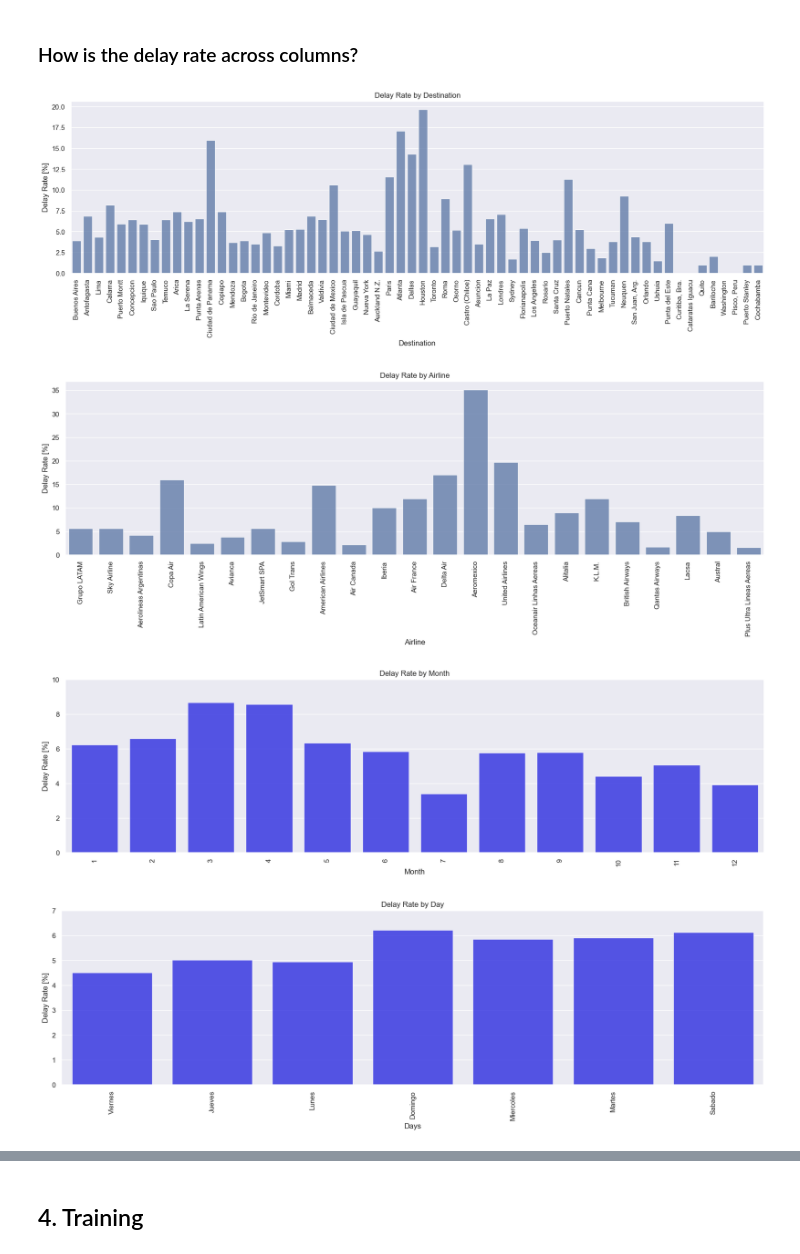
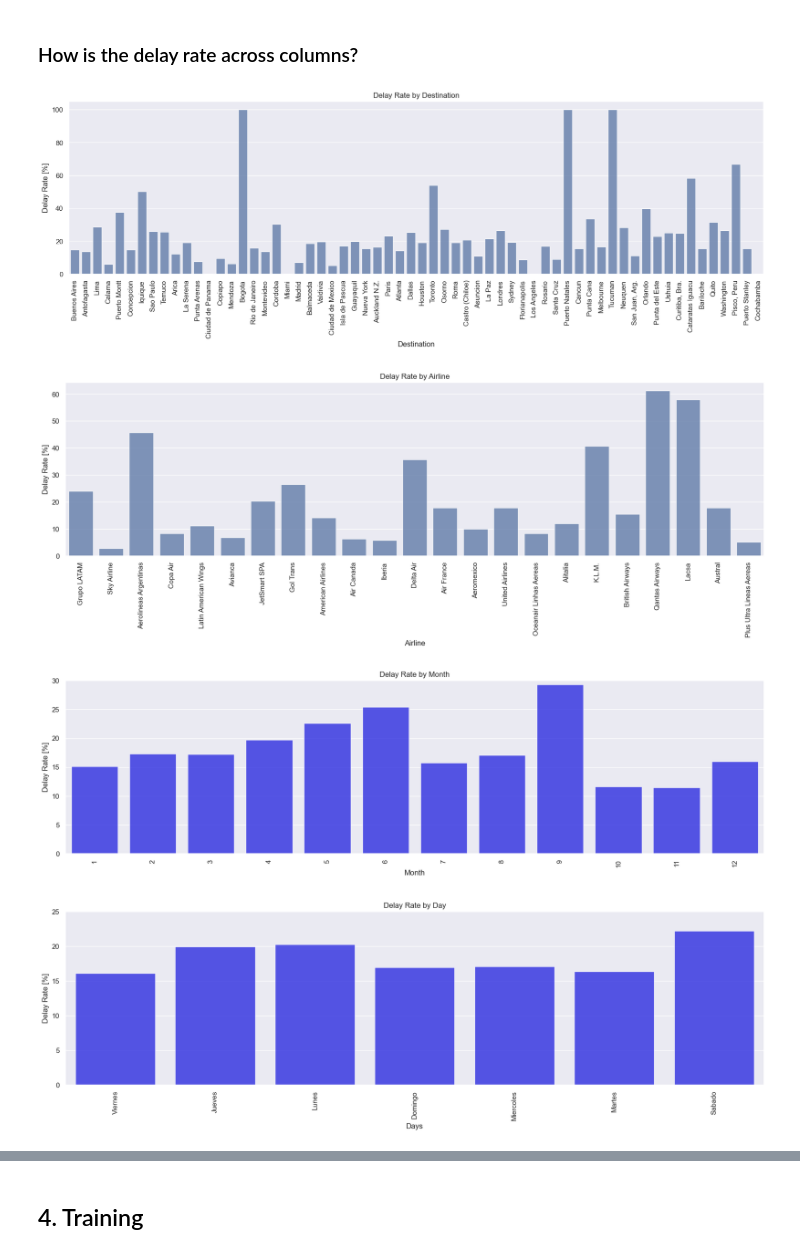
Before and after one commit to mavalderrama/advana-challenge, a Jupyter notebook: challenge/exploration.ipynb, the cells around one changed output, grey strips where cells are left out. Cells and saved outputs as stored; diff of their text form; code cells hidden in the pictures.

```diff
--- a/challenge/exploration.ipynb
+++ b/challenge/exploration.ipynb
@@ -129,6 +129,7 @@ plt.show()
 ### 2.a. Period of Day
 # %%
 from datetime import datetime
+
 
 def get_period_day(date):
     date_time = datetime.strptime(date, '%Y-%m-%d %H:%M:%S').time()
@@ -141,13 +142,13 @@ def get_period_day(date):
     night_min = datetime.strptime("00:00", '%H:%M').time()
     night_max = datetime.strptime("4:59", '%H:%M').time()
 
-    if(date_time > morning_min and date_time < morning_max):
+    if (date_time >= morning_min and date_time <= morning_max):
         return 'mañana'
-    elif(date_time > afternoon_min and date_time < afternoon_max):
+    elif (date_time >= afternoon_min and date_time <= afternoon_max):
         return 'tarde'
-    elif(
-        (date_time > evening_min and date_time < evening_max) or
-        (date_time > night_min and date_time < night_max)
+    elif (
+            (date_time >= evening_min and date_time <= evening_max) or
+            (date_time >= night_min and date_time <= night_max)
     ):
         return 'noche'
 # %%
@@ -205,80 +207,69 @@ Index(['Fecha-I', 'Vlo-I', 'Ori-I', 'Des-I', 'Emp-I', 'Fecha-O', 'Vlo-O',
 ## 3. Data Analysis: Second Sight
 # %% [markdown]
 ### How is the delay rate across columns?
-# %%
-def get_rate_from_column(data, column):
-    delays = {}
-    for _, row in data.iterrows():
-        if row['delay'] == 1:
-            if row[column] not in delays:
-                delays[row[column]] = 1
-            else:
-                delays[row[column]] += 1
-    total = data[column].value_counts().to_dict()
-
-    rates = {}
-    for name, total in total.items():
-        if name in delays:
-            rates[name] = round(total / delays[name], 2)
-        else:
-            rates[name] = 0
-
-    return pd.DataFrame.from_dict(data = rates, orient = 'index', columns = ['Tasa (%)'])
+# %%
+def get_rate_from_column(data, column):
+    # Group by the specified column, calculate the mean of the 'delay' column,
+    # multiply by 100 to get a percentage, and round to 2 decimal places.
+    rates = (data.groupby(column)['delay'].mean() * 100).round(2)
+
+    # Convert it to a DataFrame to match your original output format
+    return pd.DataFrame(rates).rename(columns={'delay': 'Tasa (%)'})
 # %%
 destination_rate = get_rate_from_column(data, 'SIGLADES')
 destination_rate_values = data['SIGLADES'].value_counts().index
-plt.figure(figsize = (20,5))
+plt.figure(figsize=(20, 5))
 sns.set(style="darkgrid")
-sns.barplot(x=destination_rate_values, y=destination_rate['Tasa (%)'], alpha = 0.75)
+sns.barplot(x=destination_rate_values, y=destination_rate['Tasa (%)'], alpha=0.75)
 plt.title('Delay Rate by Destination')
 plt.ylabel('Delay Rate [%]', fontsize=12)
 plt.xlabel('Destination', fontsize=12)
 plt.xticks(rotation=90)
 plt.show()
 # %% [output]
-[figure, old version]
+[figure, new version]
 # %%
 airlines_rate = get_rate_from_column(data, 'OPERA')
 airlines_rate_values = data['OPERA'].value_counts().index
-plt.figure(figsize = (20,5))
+plt.figure(figsize=(20, 5))
 sns.set(style="darkgrid")
-sns.barplot(x=airlines_rate_values, y=airlines_rate['Tasa (%)'], alpha = 0.75)
+sns.barplot(x=airlines_rate_values, y=airlines_rate['Tasa (%)'], alpha=0.75)
 plt.title('Delay Rate by Airline')
 plt.ylabel('Delay Rate [%]', fontsize=12)
 plt.xlabel('Airline', fontsize=12)
 plt.xticks(rotation=90)
 plt.show()
 # %% [output]
-[figure, old version]
+[figure, new version]
 # %%
 month_rate = get_rate_from_column(data, 'MES')
 month_rate_value = data['MES'].value_counts().index
-plt.figure(figsize = (20,5))
+plt.figure(figsize=(20, 5))
 sns.set(style="darkgrid")
-sns.barplot(x=month_rate_value, y=month_rate['Tasa (%)'], color = 'blue', alpha = 0.75)
+sns.barplot(x=month_rate_value, y=month_rate['Tasa (%)'], color='blue', alpha=0.75)
 plt.title('Delay Rate by Month')
 plt.ylabel('Delay Rate [%]', fontsize=12)
 plt.xlabel('Month', fontsize=12)
 plt.xticks(rotation=90)
-plt.ylim(0,10)
+plt.ylim(0, 30)
 plt.show()
 # %% [output]
-[figure, old version]
+[figure, new version]
 # %%
 days_rate = get_rate_from_column(data, 'DIANOM')
 days_rate_value = data['DIANOM'].value_counts().index
 
 sns.set(style="darkgrid")
-plt.figure(figsize = (20, 5))
-sns.barplot(x=days_rate_value, y=days_rate['Tasa (%)'], color = 'blue', alpha = 0.75)
+plt.figure(figsize=(20, 5))
+sns.barplot(x=days_rate_value, y=days_rate['Tasa (%)'], color='blue', alpha=0.75)
 plt.title('Delay Rate by Day')
 plt.ylabel('Delay Rate [%]', fontsize=12)
 plt.xlabel('Days', fontsize=12)
 plt.xticks(rotation=90)
-plt.ylim(0,7)
+plt.ylim(0, 25)
 plt.show()
 # %% [output]
-[figure, old version]
+[figure, new version]
 # %%
 high_season_rate = get_rate_from_column(data, 'high_season')
 high_season_rate_values = data['high_season'].value_counts().index
```
Also changed, not shown: parts of 26 cells of this notebook, 7 other files.
